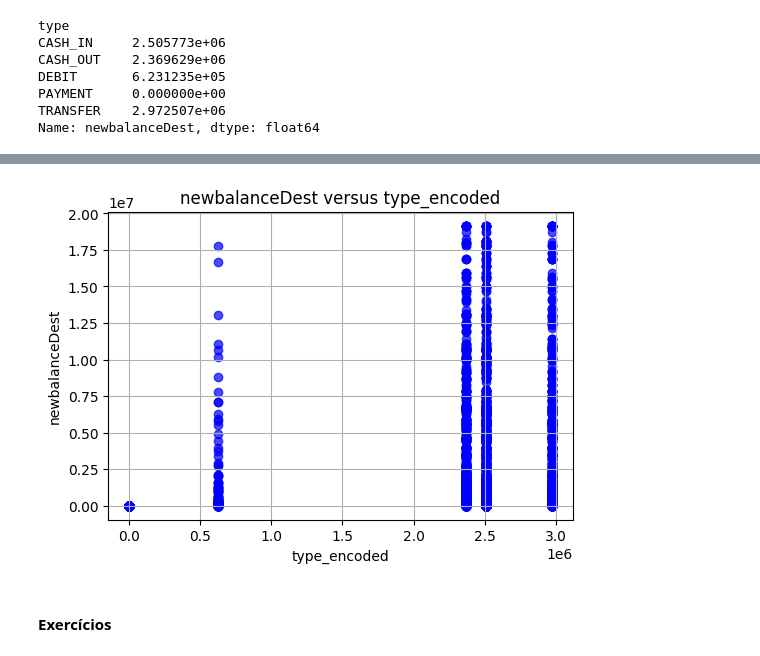
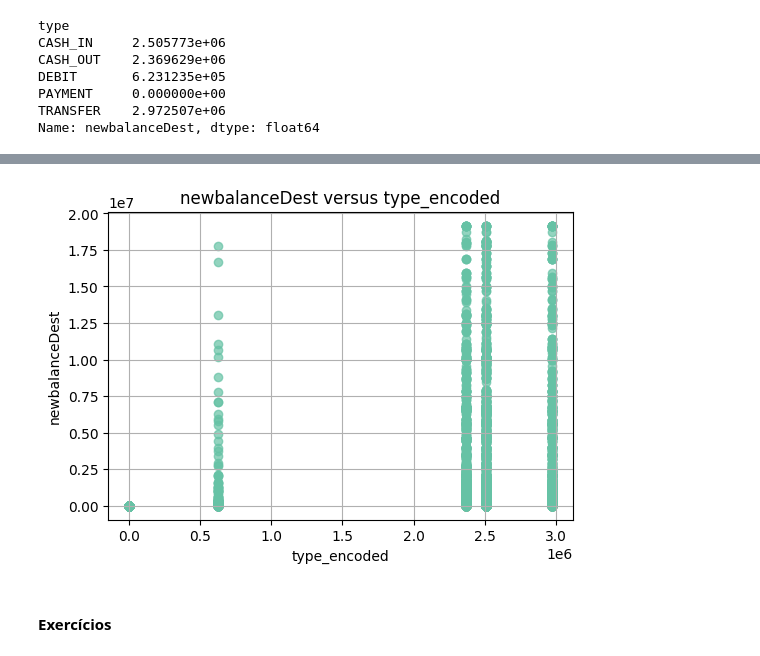
Before and after one commit to thais-oak/poli_analise_mineracao_dados, a Jupyter notebook: experimento_3/eED_2024ensaoi03.ipynb, the cells around one changed output, grey strips where cells are left out. Cells and saved outputs as stored; diff of their text form; code cells hidden in the pictures.

```diff
--- a/experimento_3/eED_2024ensaoi03.ipynb
+++ b/experimento_3/eED_2024ensaoi03.ipynb
@@ -209,14 +209,14 @@ df_finc.head()
 | 4 | 1 | PAYMENT | 11668.14 | C2048537720 | 41554.0 | 29885.86 | M1230701703 | 0.0 | ... |
 # %%
 plt.figure(figsize=(6, 4))
-plt.scatter(df_finc["type_encoded"], df_finc["newbalanceDest"], color="blue", alpha=0.7)
+plt.scatter(df_finc["type_encoded"], df_finc["newbalanceDest"], color=sns.color_palette("Set2")[0], alpha=0.7)
 plt.title("newbalanceDest versus type_encoded")
 plt.ylabel("newbalanceDest")
 plt.xlabel("type_encoded")
 plt.grid(True)
 plt.show()
 # %% [output]
-[figure, old version]
+[figure, new version]
 # %% [markdown]
 #### Exercícios
 # %% [markdown]
```
Also changed, not shown: parts of 2 cells of this notebook.
